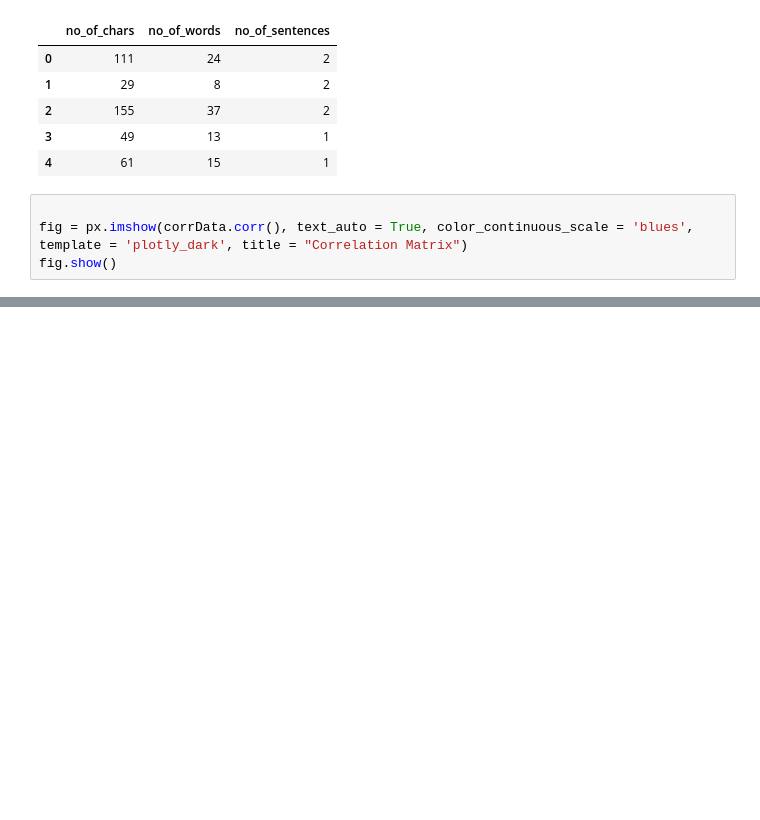
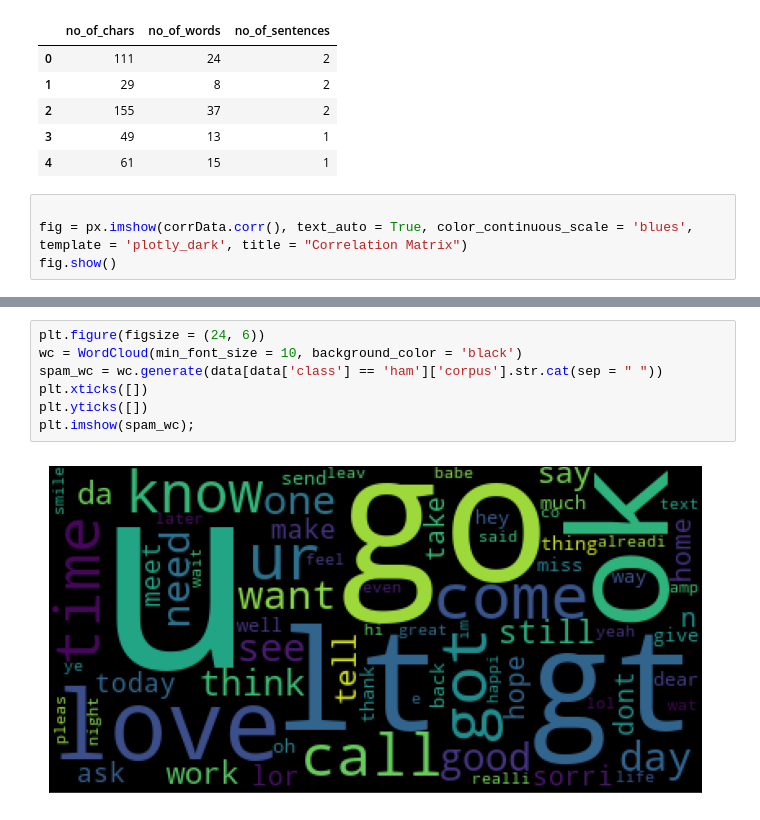
Before and after one commit to googlercolin/spam-classification, a Jupyter notebook: EDA.ipynb, the cells around one changed output, grey strips where cells are left out. Saved outputs shown, nothing was run; the diff lists cells and outputs as text; blank space fills up the shorter version.

```diff
--- a/EDA.ipynb
+++ b/EDA.ipynb
@@ -153,0 +240,9 @@ fig.show()
+# %%
+plt.figure(figsize = (24, 6))
+wc = WordCloud(min_font_size = 10, background_color = 'black')
+spam_wc = wc.generate(data[data['class'] == 'ham']['corpus'].str.cat(sep = " "))
+plt.xticks([])
+plt.yticks([])
+plt.imshow(spam_wc);
+# %% [output]
+[figure, added]
```
Also changed, not shown: parts of 12 cells of this notebook, 1 other file.
